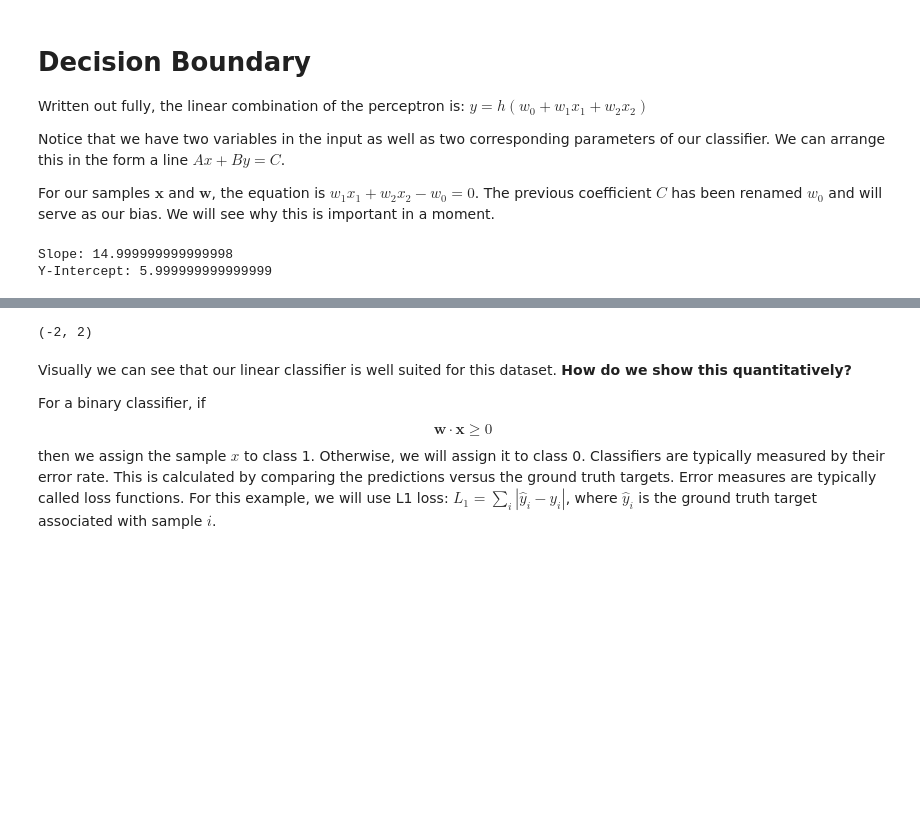
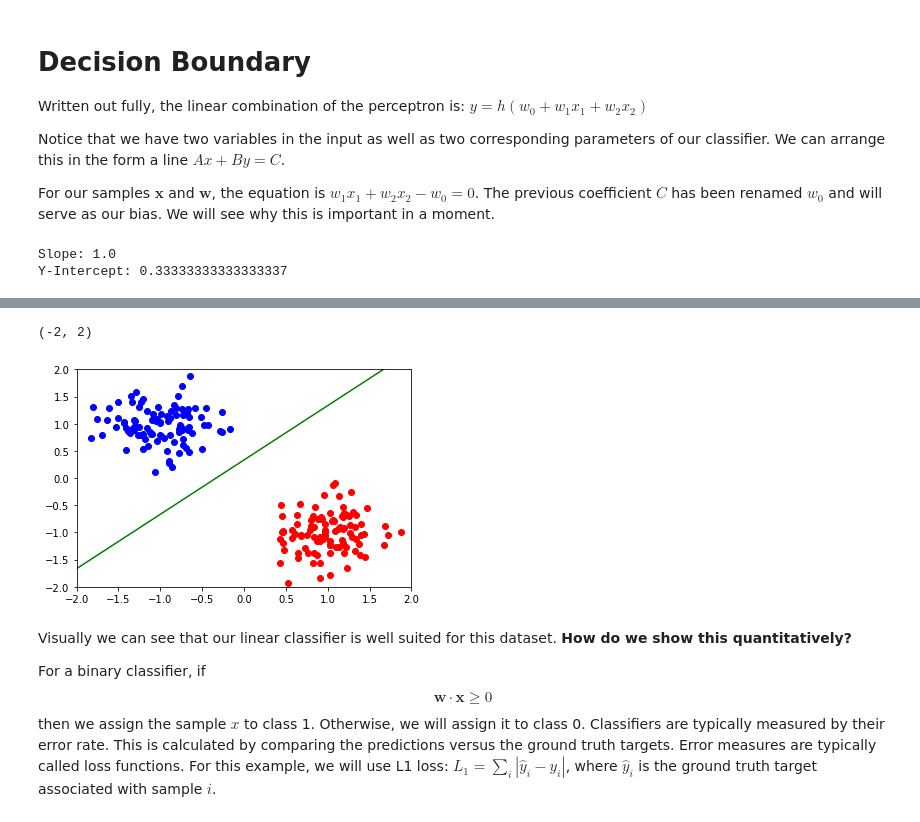
Before and after one commit to ajdillhoff/nn-tutorials, a Jupyter notebook: linear-classifier.ipynb, the cells around one changed output, grey strips where cells are left out. Drawn from its saved outputs; the diff is of its cells as text; code cells hidden in the pictures; blank space fills up the shorter version.

```diff
--- a/linear-classifier.ipynb
+++ b/linear-classifier.ipynb
@@ -98,10 +96,8 @@ def calc_decision_boundary(weights):
     return np.array([m, y])
 # %%
 # Classifier Parameters
-# weights = np.random.uniform(-1, 1, size=(3,))
-# bias = np.random.uniform(-1, 1, size=(1,))
-# print(weights, bias)
-weights = np.array([0.6, 1.5, -0.1])
+# print(weights)
+weights = np.array([0.1, 0.3, -0.3])
 
 # For visualizing the line
 m, b = calc_decision_boundary(weights)
@@ -123,5 +119,5 @@ ax.scatter(b_samples[:, 0], b_samples[:, 1], c='r')
 ax.set_xlim([-2, 2])
 ax.set_ylim([-2, 2])
 # %% [output]
-Slope: 14.999999999999998
-Y-Intercept: 5.999999999999999
+Slope: 1.0
+Y-Intercept: 0.33333333333333337
@@ -130,4 +124,5 @@ Y-Intercept: 5.999999999999999
 (-2, 2)
+[figure, added]
 # %% [markdown]
 Visually we can see that our linear classifier is well suited for this dataset. **How do we show this quantitatively?**
 
```
Also changed, not shown: parts of 7 cells of this notebook, 1 other file.
